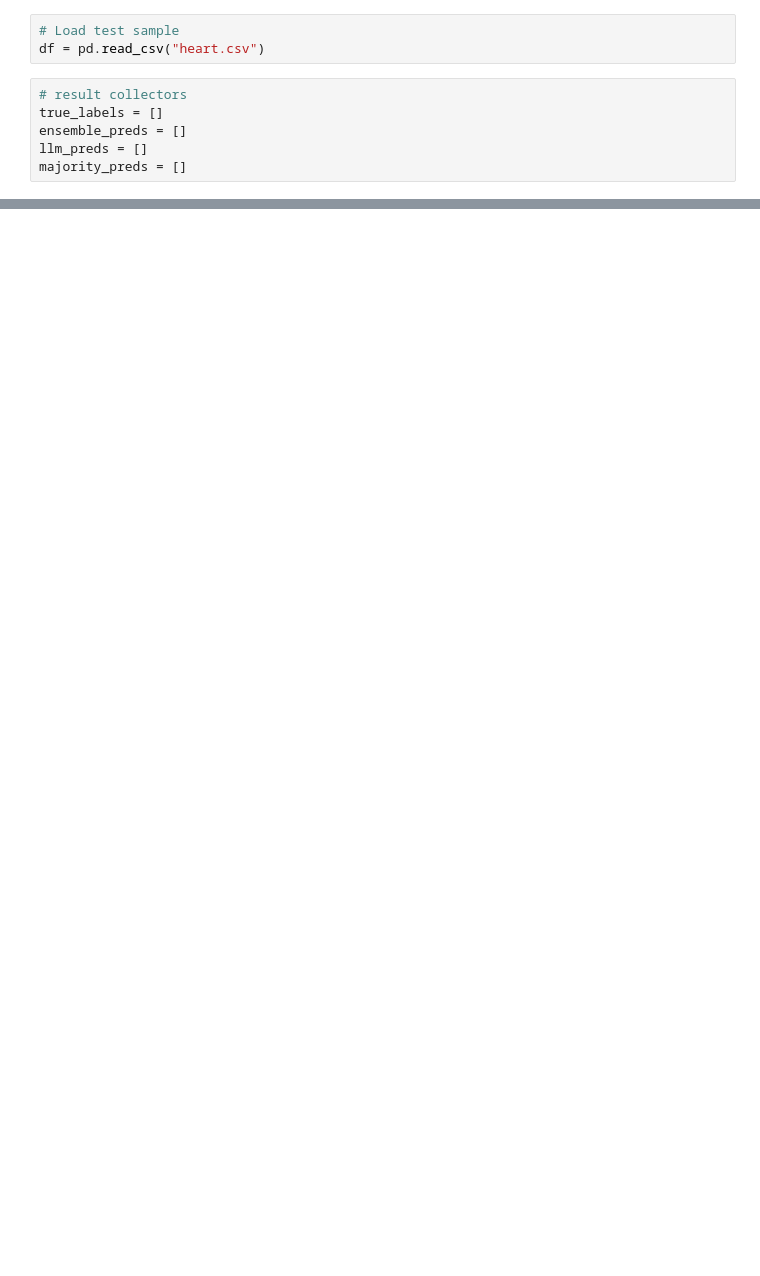
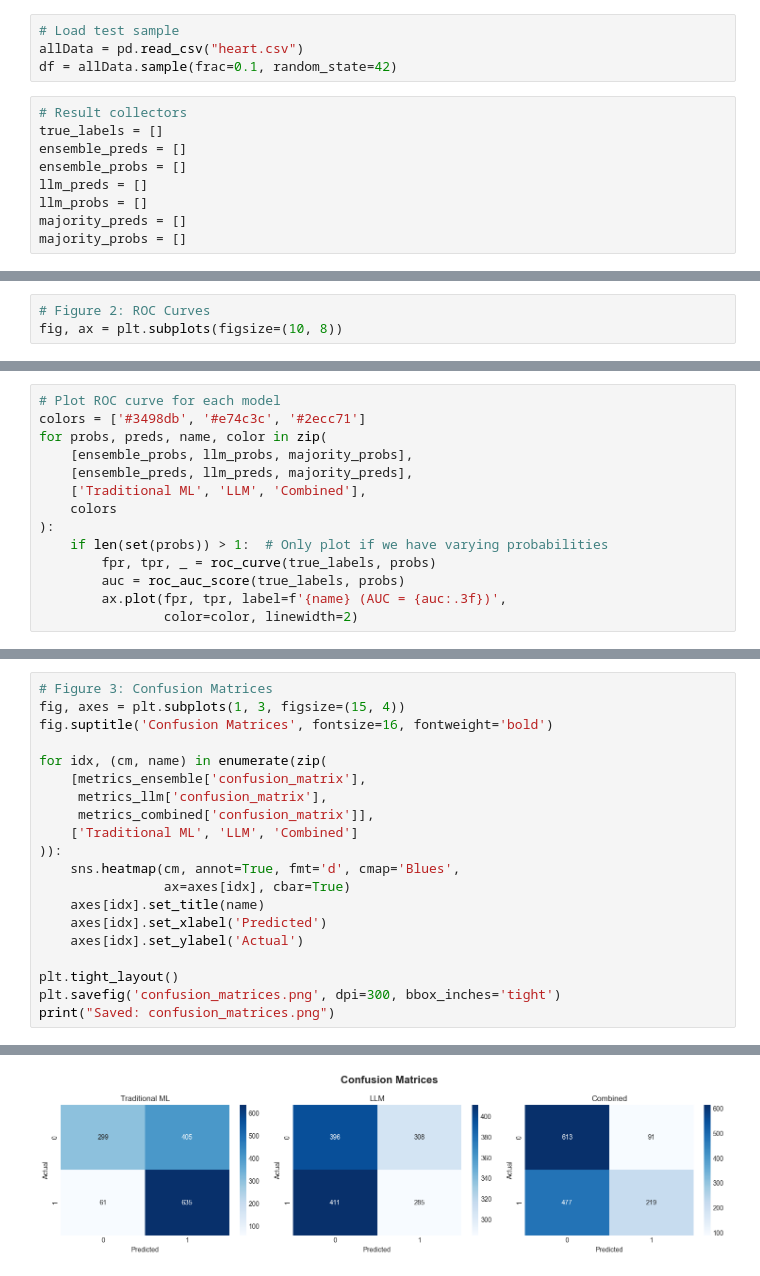
Before and after one commit to RashmikaD2001/Code-Trends, a Jupyter notebook: test.ipynb, the cells around one changed output, grey strips where cells are left out. Cells and saved outputs as stored; diff of their text form; blank space fills up the shorter version.

```diff
--- a/test.ipynb
+++ b/test.ipynb
@@ -8,11 +14,15 @@ from traditional_ml import predict_heart_disease
 from llm_model import prediction_by_llm
 # %%
 # Load test sample
-df = pd.read_csv("heart.csv")
+allData = pd.read_csv("heart.csv")
+df = allData.sample(frac=0.1, random_state=42)
 # %%
-# result collectors
+# Result collectors
 true_labels = []
 ensemble_preds = []
+ensemble_probs = []
 llm_preds = []
+llm_probs = []
 majority_preds = []
+majority_probs = []
 # %%
@@ -94,0 +250,3 @@ plt.show()
+# %%
+# Figure 2: ROC Curves
+fig, ax = plt.subplots(figsize=(10, 8))
@@ -94,0 +255,14 @@ plt.show()
+# %%
+# Plot ROC curve for each model
+colors = ['#3498db', '#e74c3c', '#2ecc71']
+for probs, preds, name, color in zip(
+    [ensemble_probs, llm_probs, majority_probs],
+    [ensemble_preds, llm_preds, majority_preds],
+    ['Traditional ML', 'LLM', 'Combined'],
+    colors
+):
+    if len(set(probs)) > 1:  # Only plot if we have varying probabilities
+        fpr, tpr, _ = roc_curve(true_labels, probs)
+        auc = roc_auc_score(true_labels, probs)
+        ax.plot(fpr, tpr, label=f'{name} (AUC = {auc:.3f})',
+                color=color, linewidth=2)
@@ -94,0 +284,21 @@ plt.show()
+# %%
+# Figure 3: Confusion Matrices
+fig, axes = plt.subplots(1, 3, figsize=(15, 4))
+fig.suptitle('Confusion Matrices', fontsize=16, fontweight='bold')
+
+for idx, (cm, name) in enumerate(zip(
+    [metrics_ensemble['confusion_matrix'],
+     metrics_llm['confusion_matrix'],
+     metrics_combined['confusion_matrix']],
+    ['Traditional ML', 'LLM', 'Combined']
+)):
+    sns.heatmap(cm, annot=True, fmt='d', cmap='Blues',
+                ax=axes[idx], cbar=True)
+    axes[idx].set_title(name)
+    axes[idx].set_xlabel('Predicted')
+    axes[idx].set_ylabel('Actual')
+
+plt.tight_layout()
+plt.savefig('confusion_matrices.png', dpi=300, bbox_inches='tight')
+print("Saved: confusion_matrices.png")
+# %% [output]
@@ -94,0 +306 @@ plt.show()
+[figure, added]
```
Also changed, not shown: parts of 11 cells of this notebook, 6 other files.
